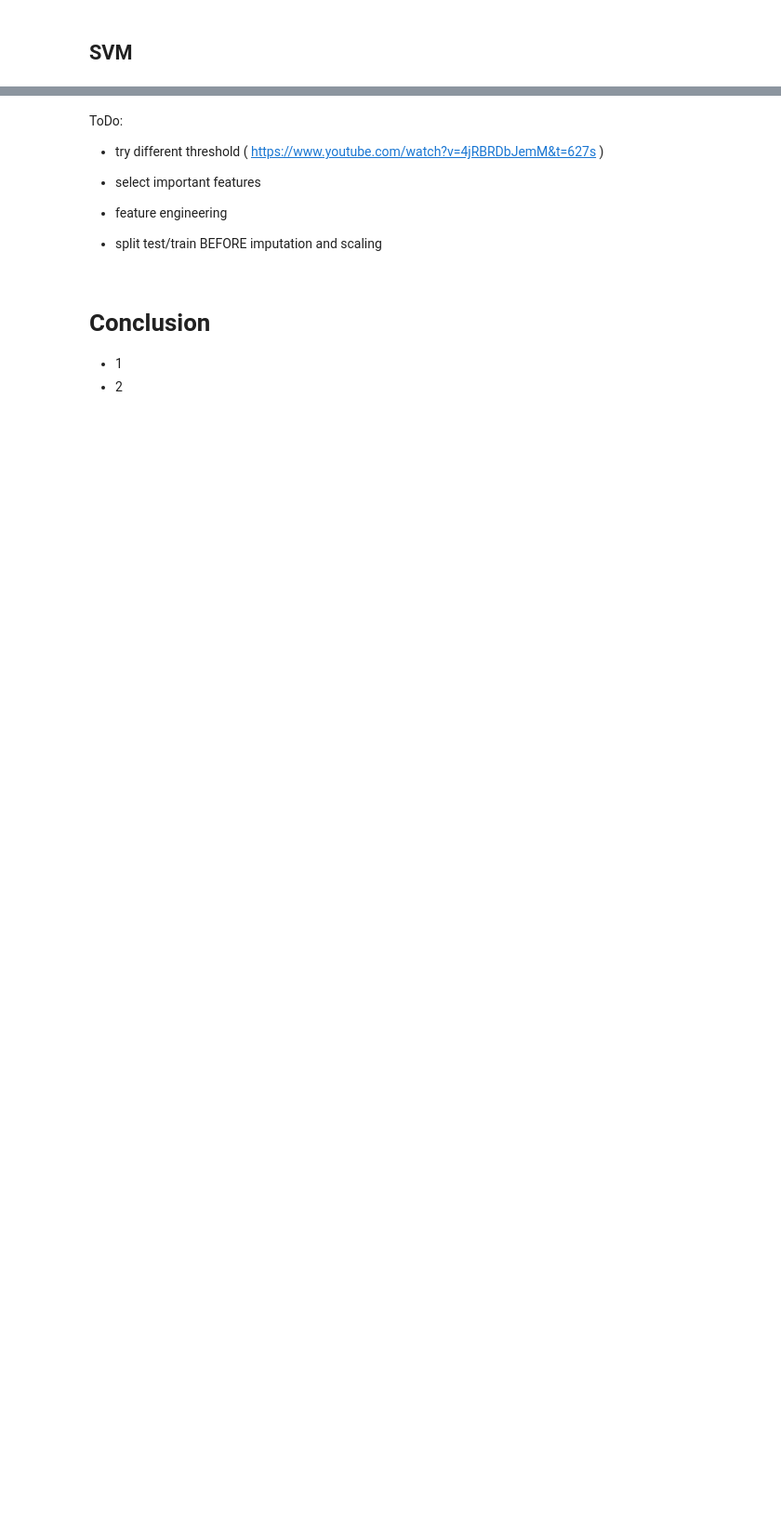
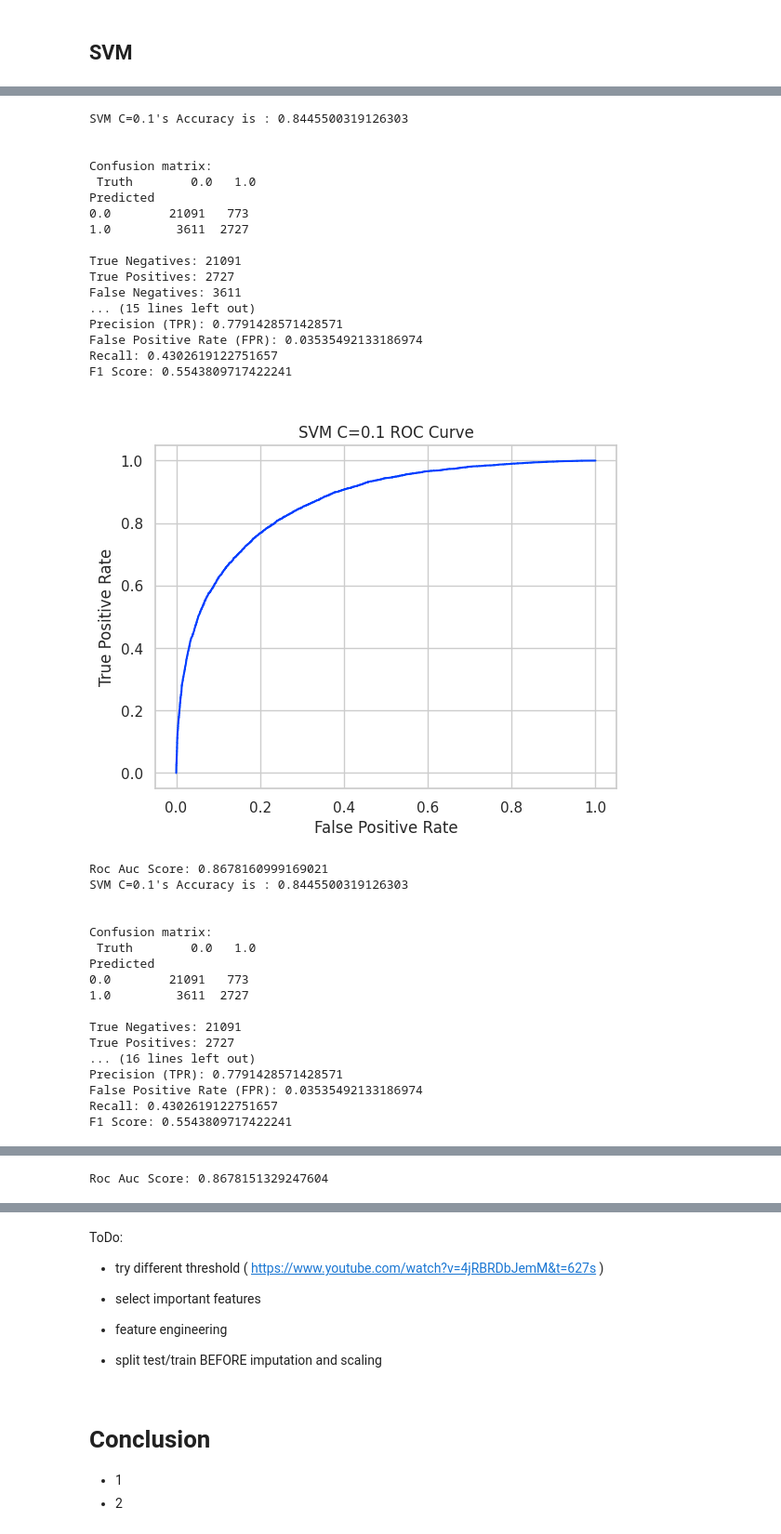
Before and after one commit to karzuan/classification_weather_australia, a Jupyter notebook: 3. modeling.ipynb, the cells around one changed output, grey strips where cells are left out. Shown at 93% size. Drawn from its saved outputs; the diff is of its cells as text; code cells hidden in the pictures; blank space fills up the shorter version.

```diff
--- a/3. modeling.ipynb
+++ b/3. modeling.ipynb
@@ -489,0 +555,48 @@ Text(0.5, 1.0, 'ROC Curve')
+# %%
+%%timeit
+# bacause I can't read porbabilities w/o implicitly setting the param, I need to re-fit
+svm_linear = SVC(C=0.1, kernel='linear', probability=True)
+svm_linear.fit(X_train, y_train)
+
+y_pred_svm = svm_linear.predict(X_test)
+
+evaluation_report(y_test, y_pred_svm, 'SVM C=0.1')
+
+y_pred_proba_svm = svm_linear.predict_proba(X_test)[:, 1]
+show_roc_curve(y_test, y_pred_proba_svm, 'SVM C=0.1')
+# %% [output]
+SVM C=0.1's Accuracy is : 0.8445500319126303
+
+
+Confusion matrix:
+ Truth        0.0   1.0
+Predicted
+0.0        21091   773
+1.0         3611  2727
+
+True Negatives: 21091
+True Positives: 2727
+False Negatives: 3611
+... (15 lines left out)
+Precision (TPR): 0.7791428571428571
+False Positive Rate (FPR): 0.03535492133186974
+Recall: 0.4302619122751657
+F1 Score: 0.5543809717422241
+[figure, added]
+Roc Auc Score: 0.8678160999169021
+SVM C=0.1's Accuracy is : 0.8445500319126303
+
+
+Confusion matrix:
+ Truth        0.0   1.0
+Predicted
+0.0        21091   773
+1.0         3611  2727
+
+True Negatives: 21091
+True Positives: 2727
+... (16 lines left out)
+Precision (TPR): 0.7791428571428571
+False Positive Rate (FPR): 0.03535492133186974
+Recall: 0.4302619122751657
+F1 Score: 0.5543809717422241
@@ -489,0 +622 @@ Text(0.5, 1.0, 'ROC Curve')
+Roc Auc Score: 0.8678151329247604
```
Also changed, not shown: parts of 74 cells of this notebook, 2 other files.
